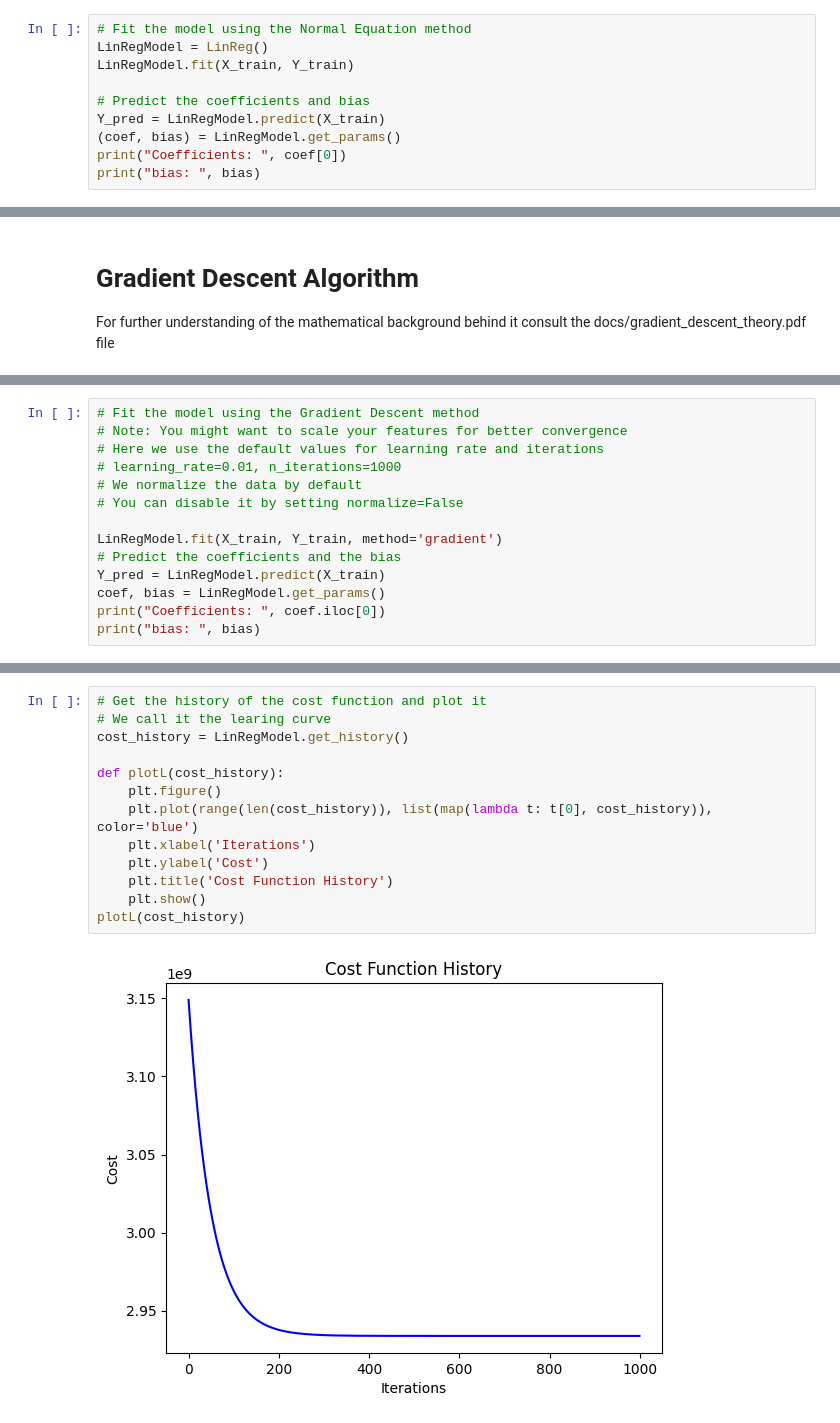
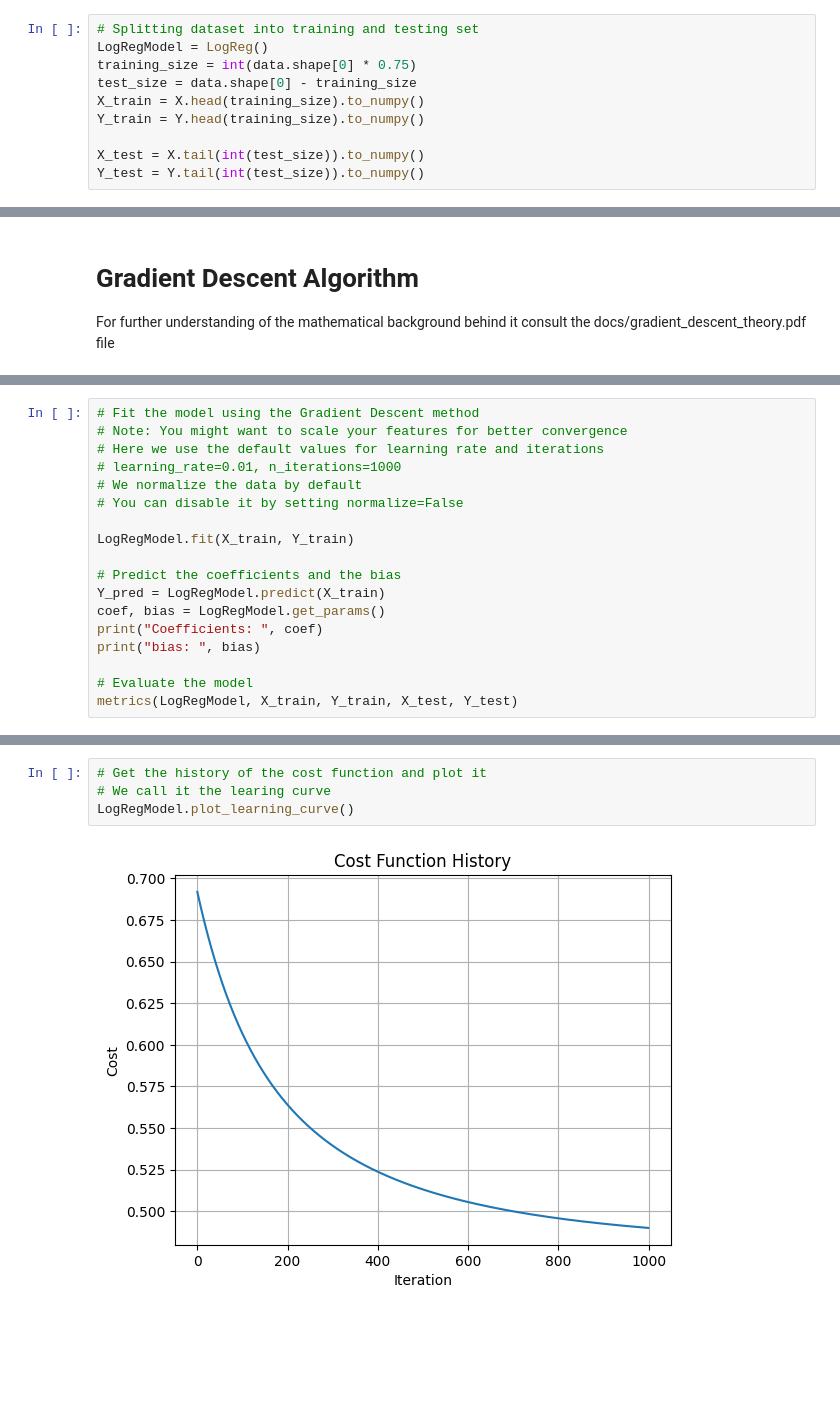
Before and after one commit to akef215/ml_from_scratch, a Jupyter notebook: regression_logistic/exemple/demo.ipynb, the cells around one changed output, grey strips where cells are left out. Cells and saved outputs as stored; diff of their text form; blank space fills up the shorter version.

```diff
--- a/regression_logistic/exemple/demo.ipynb
+++ b/regression_logistic/exemple/demo.ipynb
@@ -30,10 +35,10 @@ plt.show()
 # %%
-# Fit the model using the Normal Equation method
-LinRegModel = LinReg()
-LinRegModel.fit(X_train, Y_train)
+# Splitting dataset into training and testing set
+LogRegModel = LogReg()
+training_size = int(data.shape[0] * 0.75)
+test_size = data.shape[0] - training_size
+X_train = X.head(training_size).to_numpy()
+Y_train = Y.head(training_size).to_numpy()
 
-# Predict the coefficients and bias
-Y_pred = LinRegModel.predict(X_train)
-(coef, bias) = LinRegModel.get_params()
-print("Coefficients: ", coef[0])
-print("bias: ", bias)
+X_test = X.tail(int(test_size)).to_numpy()
+Y_test = Y.tail(int(test_size)).to_numpy()
@@ -65,10 +64,14 @@ plot(X_train, Y_train, Y_pred, "Normal Equation")
 # We normalize the data by default
 # You can disable it by setting normalize=False
 
-LinRegModel.fit(X_train, Y_train, method='gradient')
+LogRegModel.fit(X_train, Y_train)
+
 # Predict the coefficients and the bias
-Y_pred = LinRegModel.predict(X_train)
-coef, bias = LinRegModel.get_params()
-print("Coefficients: ", coef.iloc[0])
+Y_pred = LogRegModel.predict(X_train)
+coef, bias = LogRegModel.get_params()
+print("Coefficients: ", coef)
 print("bias: ", bias)
+
+# Evaluate the model
+metrics(LogRegModel, X_train, Y_train, X_test, Y_test)
 # %% [output]
@@ -77,15 +85,6 @@ bias:  158837.10533577492
 # %%
 # Get the history of the cost function and plot it
 # We call it the learing curve
-cost_history = LinRegModel.get_history()
-
-def plotL(cost_history):
-    plt.figure()
-    plt.plot(range(len(cost_history)), list(map(lambda t: t[0], cost_history)), color='blue')
-    plt.xlabel('Iterations')
-    plt.ylabel('Cost')
-    plt.title('Cost Function History')
-    plt.show()
-plotL(cost_history)
+LogRegModel.plot_learning_curve()
 # %% [output]
-[figure, old version]
+[figure, new version]
```
Also changed, not shown: parts of 22 cells of this notebook, 5 other files.
